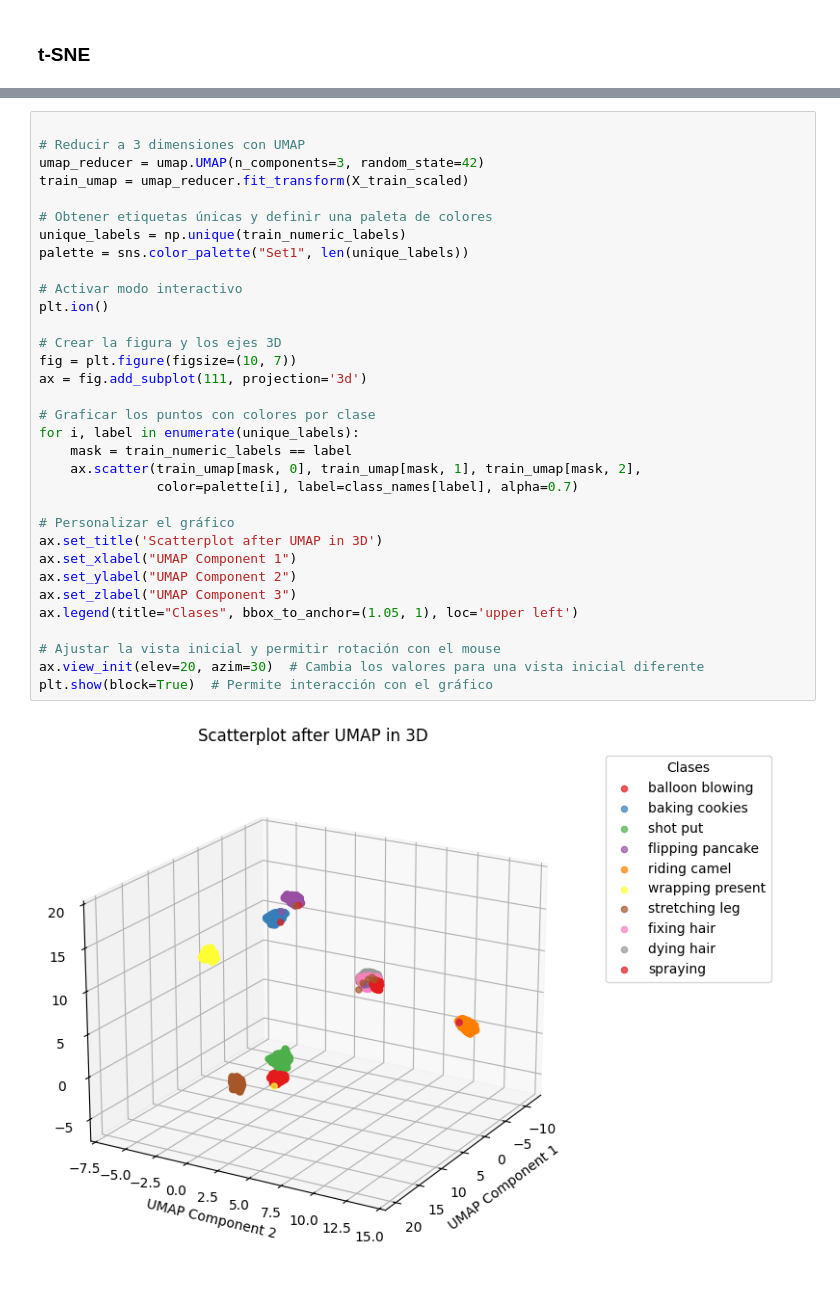
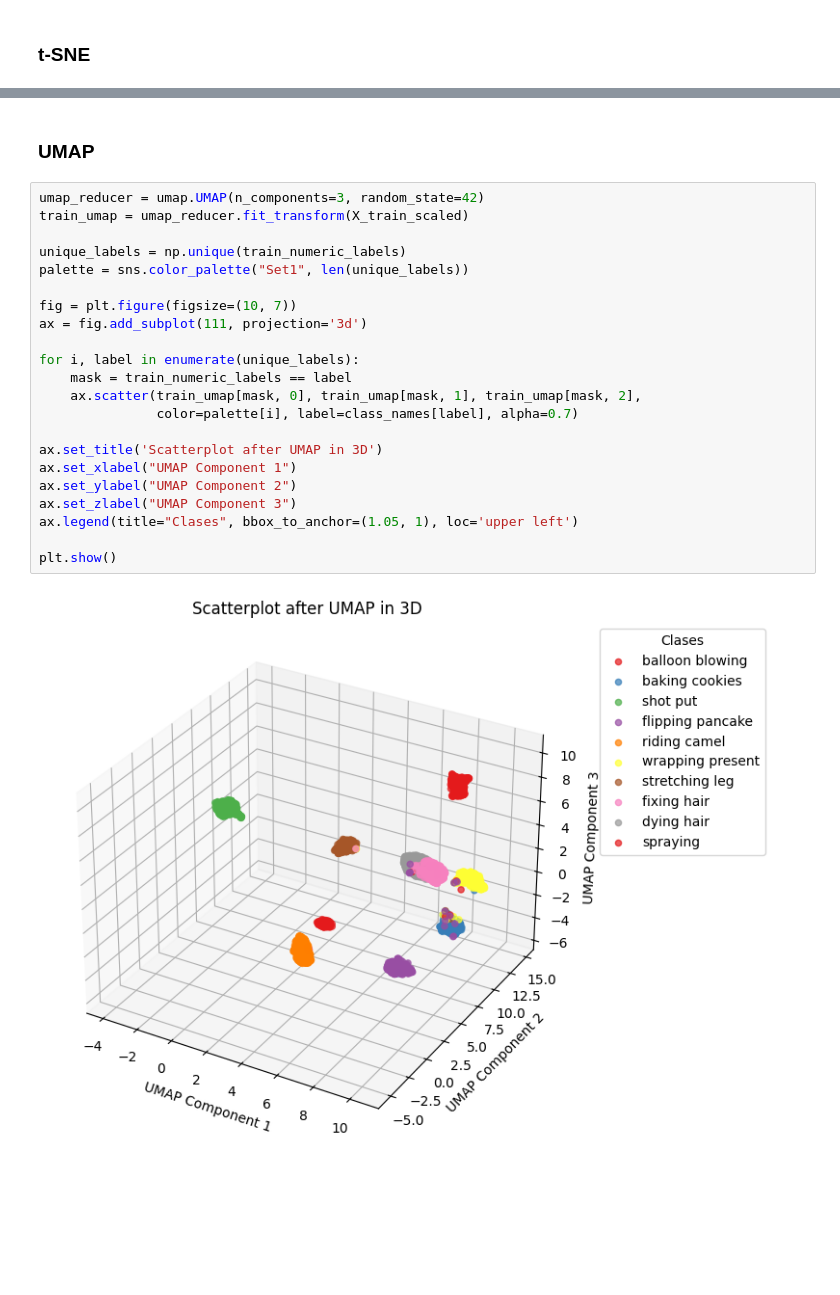
Before and after one commit to nayeli-guzman/clustering-human-activity, a Jupyter notebook: dimensionality-reduction.ipynb, the cells around one changed output, grey strips where cells are left out. Drawn from its saved outputs; the diff is of its cells as text; blank space fills up the shorter version.

```diff
--- a/dimensionality-reduction.ipynb
+++ b/dimensionality-reduction.ipynb
@@ -327,35 +278,26 @@ from mpl_toolkits.mplot3d import Axes3D
+# %% [markdown]
+### **UMAP**
 # %%
-
-# Reducir a 3 dimensiones con UMAP
 umap_reducer = umap.UMAP(n_components=3, random_state=42)
 train_umap = umap_reducer.fit_transform(X_train_scaled)
 
-# Obtener etiquetas únicas y definir una paleta de colores
 unique_labels = np.unique(train_numeric_labels)
 palette = sns.color_palette("Set1", len(unique_labels))
 
-# Activar modo interactivo
-plt.ion()
-
-# Crear la figura y los ejes 3D
 fig = plt.figure(figsize=(10, 7))
 ax = fig.add_subplot(111, projection='3d')
 
-# Graficar los puntos con colores por clase
 for i, label in enumerate(unique_labels):
     mask = train_numeric_labels == label
     ax.scatter(train_umap[mask, 0], train_umap[mask, 1], train_umap[mask, 2],
                color=palette[i], label=class_names[label], alpha=0.7)
 
-# Personalizar el gráfico
 ax.set_title('Scatterplot after UMAP in 3D')
 ax.set_xlabel("UMAP Component 1")
 ax.set_ylabel("UMAP Component 2")
 ax.set_zlabel("UMAP Component 3")
 ax.legend(title="Clases", bbox_to_anchor=(1.05, 1), loc='upper left')
 
-# Ajustar la vista inicial y permitir rotación con el mouse
-ax.view_init(elev=20, azim=30)  # Cambia los valores para una vista inicial diferente
-plt.show(block=True)  # Permite interacción con el gráfico
+plt.show()
 # %% [output]
-[figure, old version]
+[figure, new version]
```
Also changed, not shown: parts of 22 cells of this notebook.
